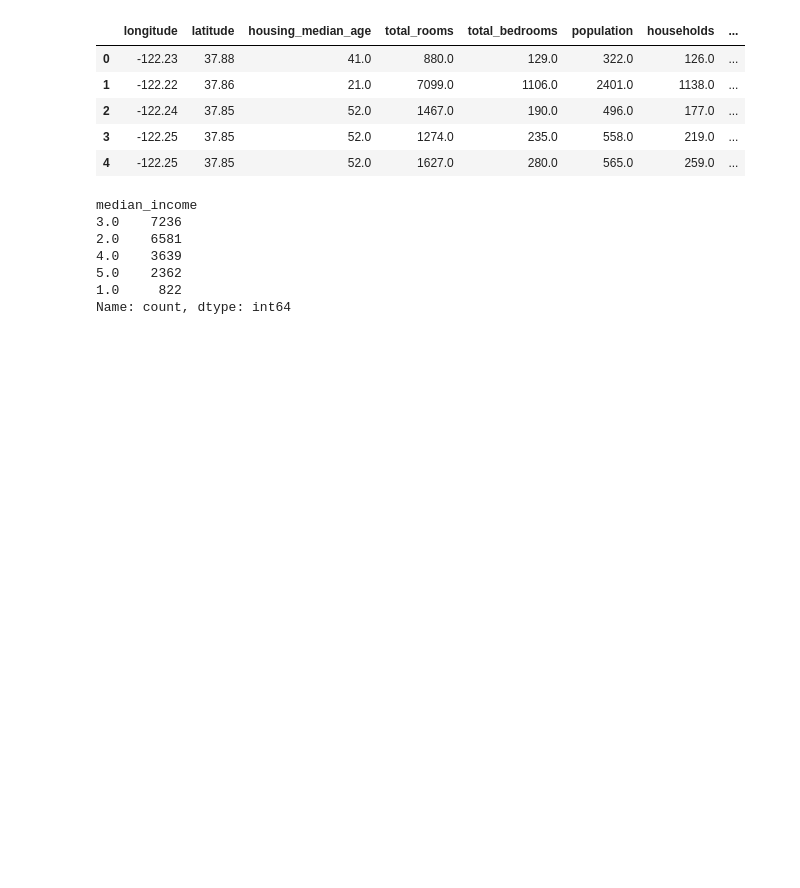
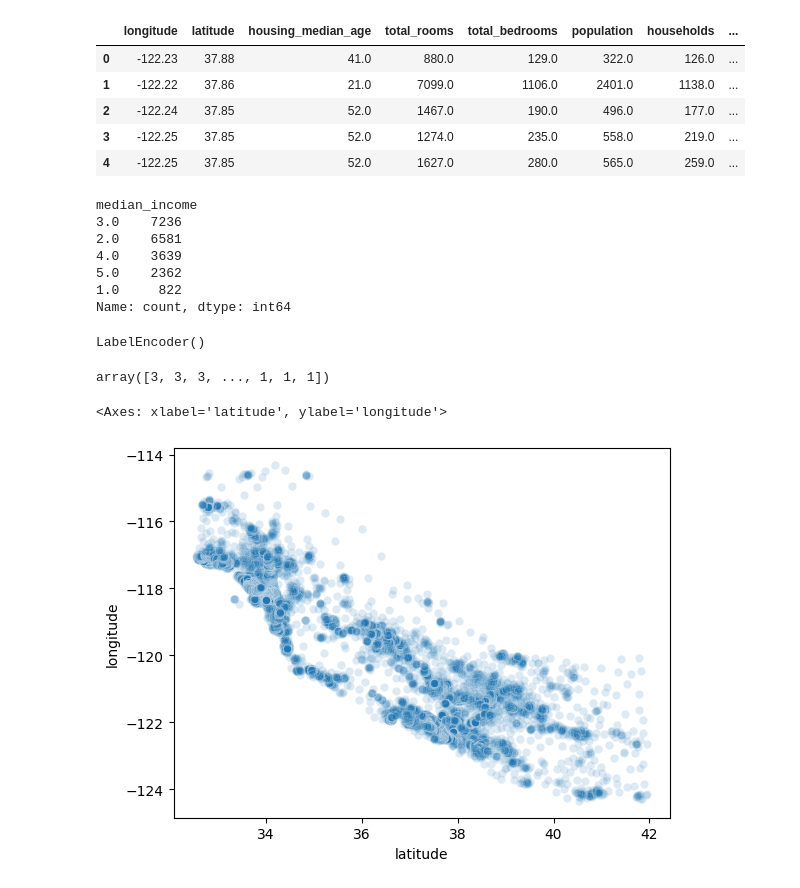
Before and after one commit to deveshpatwa/Pyhton-projects, a Jupyter notebook: machine learning/House price prediction/House price prediction project code.ipynb, the cells around one changed output. Drawn from its saved outputs; the diff is of its cells as text; code cells hidden in the pictures; blank space fills up the shorter version.

```diff
--- a/machine learning/House price prediction/House price prediction project code.ipynb
+++ b/machine learning/House price prediction/House price prediction project code.ipynb
@@ -30,0 +35,13 @@ Name: count, dtype: int64
+# %%
+le.fit(df['ocean_proximity'])
+# %% [output]
+LabelEncoder()
+# %%
+le.transform(df['ocean_proximity'])
+# %% [output]
+array([3, 3, 3, ..., 1, 1, 1])
+# %%
+sns.scatterplot(data=df,x='latitude',y="longitude",alpha=0.15)
+# %% [output]
+<Axes: xlabel='latitude', ylabel='longitude'>
+[figure, added]
```
Also changed, not shown: parts of 25 cells of this notebook, 52 other files.
